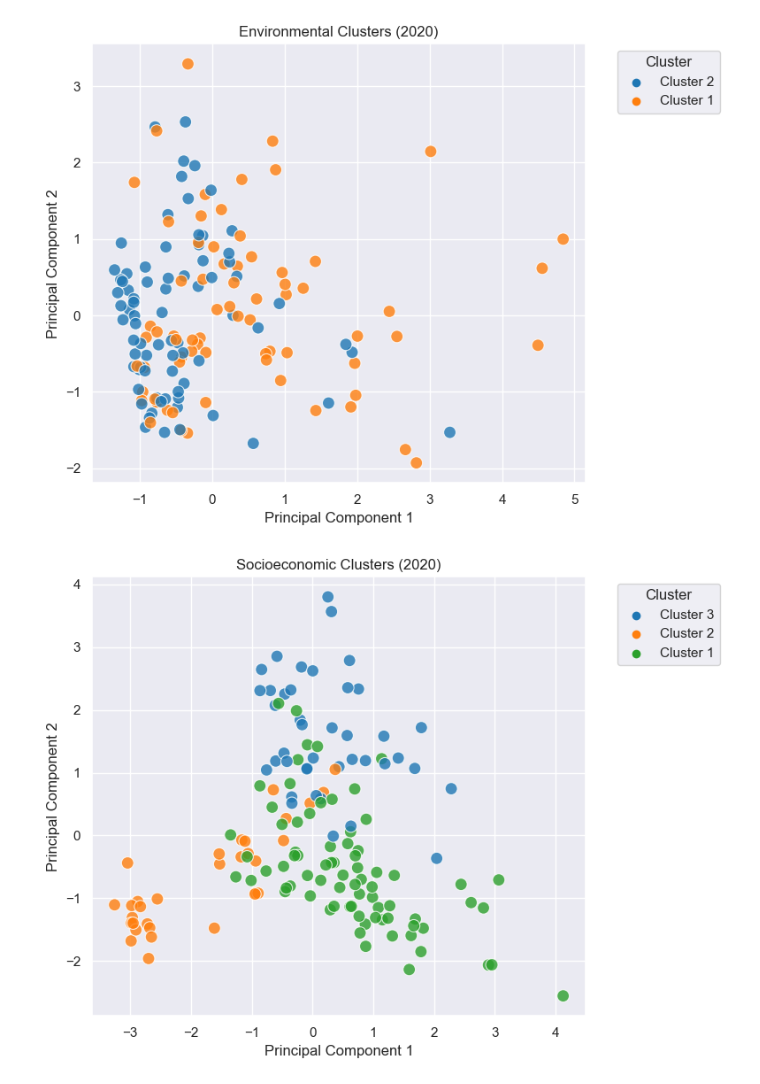
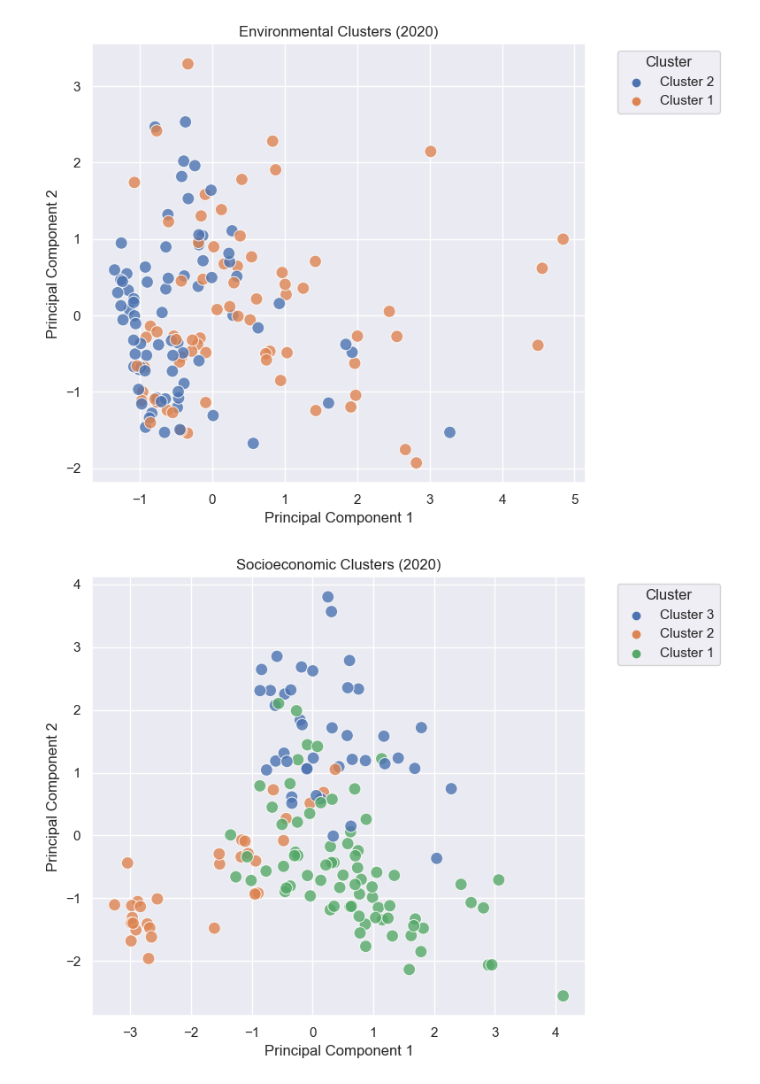
Before and after one commit to celineabra/Graduate-Project, a Jupyter notebook: Week 8 - Analysis/JC/k_means_visuals.ipynb, the cells around one changed output. Saved outputs shown, nothing was run; the diff lists cells and outputs as text; code cells hidden in the pictures.

Commit message:
fixed PCA visuals

```diff
--- a/Week 8 - Analysis/JC/k_means_visuals.ipynb
+++ b/Week 8 - Analysis/JC/k_means_visuals.ipynb
@@ -321,66 +11,69 @@ from sklearn.preprocessing import StandardScaler
 from sklearn.decomposition import PCA
 
 # === Configurable Parameter ===
-YEAR = 2020  # change this value to plot a different year
+YEAR = 2020  # change this to plot a different year
 
 # === Load Data ===
-mapping_df = pd.read_excel('Cluster Variables.xlsx')  # has ['Field Name','Category']
+# — df must already be in memory with a 'Year' column and cluster labels like 'Cluster 1', etc.
+# — mapping_df comes from your Excel that has ['Field Name','Category']
+mapping_df = pd.read_excel('Cluster Variables.xlsx')
 
 # === Filter for the selected year ===
 df_year = df[df['Year'] == YEAR].copy()
 
 # === Build indicator lists per category dynamically ===
-health_cols = mapping_df[mapping_df['Category'] == 'Health']['Field Name'].tolist()
-socio_cols  = mapping_df[mapping_df['Category'] == 'Socio']['Field Name'].tolist()
-env_cols    = mapping_df[mapping_df['Category'] == 'Environmental']['Field Name'].tolist()
+health_cols = mapping_df.loc[mapping_df['Category']=='Health',       'Field Name'].tolist()
+socio_cols  = mapping_df.loc[mapping_df['Category']=='Socio',        'Field Name'].tolist()
+env_cols    = mapping_df.loc[mapping_df['Category']=='Environmental','Field Name'].tolist()
 
-# Retain only those actually present in df_year
+# Keep only columns that actually exist in df_year
 health_cols = [c for c in health_cols if c in df_year.columns]
 socio_cols  = [c for c in socio_cols  if c in df_year.columns]
 env_cols    = [c for c in env_cols    if c in df_year.columns]
 
 # === Seaborn Theme ===
 sns.set_theme()
 
 def plot_pca_2d(df_slice, feature_cols, cluster_col, title):
     """
     Performs PCA (2 components) on feature_cols, then plots PC1 vs PC2
-    colored by cluster_col.
+    colored by cluster_col using Seaborn’s default palette.
     """
-    sub = df_slice.dropna(subset=feature_cols + [cluster_col])
+    sub = df_slice.dropna(subset=feature_cols + [cluster_col, 'CountryShortName'])
     X = sub[feature_cols]
 
-    # Scale and PCA
+    # Scale & PCA
     X_scaled = StandardScaler().fit_transform(X)
-    pca = PCA(n_components=2)
+    pca = PCA(n_components=2, random_state=42)
     comps = pca.fit_transform(X_scaled)
 
-    # Plotting DataFrame
+    # Prepare plotting DataFrame
     plot_df = pd.DataFrame({
-        'PC1': comps[:, 0],
-        'PC2': comps[:, 1],
-        'Cluster': sub[cluster_col].astype(str),
+        'PC1':     comps[:, 0],
+        'PC2':     comps[:, 1],
+        'Cluster': sub[cluster_col].astype(str),    # ensure discrete hue
         'Country': sub['CountryShortName']
     })
 
-    # 2D Scatter
     plt.figure(figsize=(8, 6))
     sns.scatterplot(
-        data=plot_df, x='PC1', y='PC2',
-        hue='Cluster', palette='tab10',
-        s=100, alpha=0.8
+        data=plot_df,
+        x='PC1', y='PC2',
+        hue='Cluster',          # default seaborn colors
+        s=100,
+        alpha=0.8
     )
     plt.title(f"{title} ({YEAR})")
     plt.xlabel('Principal Component 1')
     plt.ylabel('Principal Component 2')
     plt.legend(title='Cluster', bbox_to_anchor=(1.05, 1), loc='upper left')
     plt.tight_layout()
     plt.show()
 
 # === Generate PCA plots ===
-plot_pca_2d(df_year, env_cols,   'env_cluster',   'Environmental Clusters')
-plot_pca_2d(df_year, socio_cols, 'socio_cluster', 'Socioeconomic Clusters')
-plot_pca_2d(df_year, health_cols,'health_cluster','Health Clusters')
+plot_pca_2d(df_year, env_cols,    'env_cluster',    'Environmental Clusters')
+plot_pca_2d(df_year, socio_cols,  'socio_cluster',  'Socioeconomic Clusters')
+plot_pca_2d(df_year, health_cols, 'health_cluster', 'Health Clusters')
 # %% [output]
-[figure, old version]
+[figure, new version]
-[figure, old version]
+[figure, new version]
```
Also changed, not shown: parts of 6 cells of this notebook.
